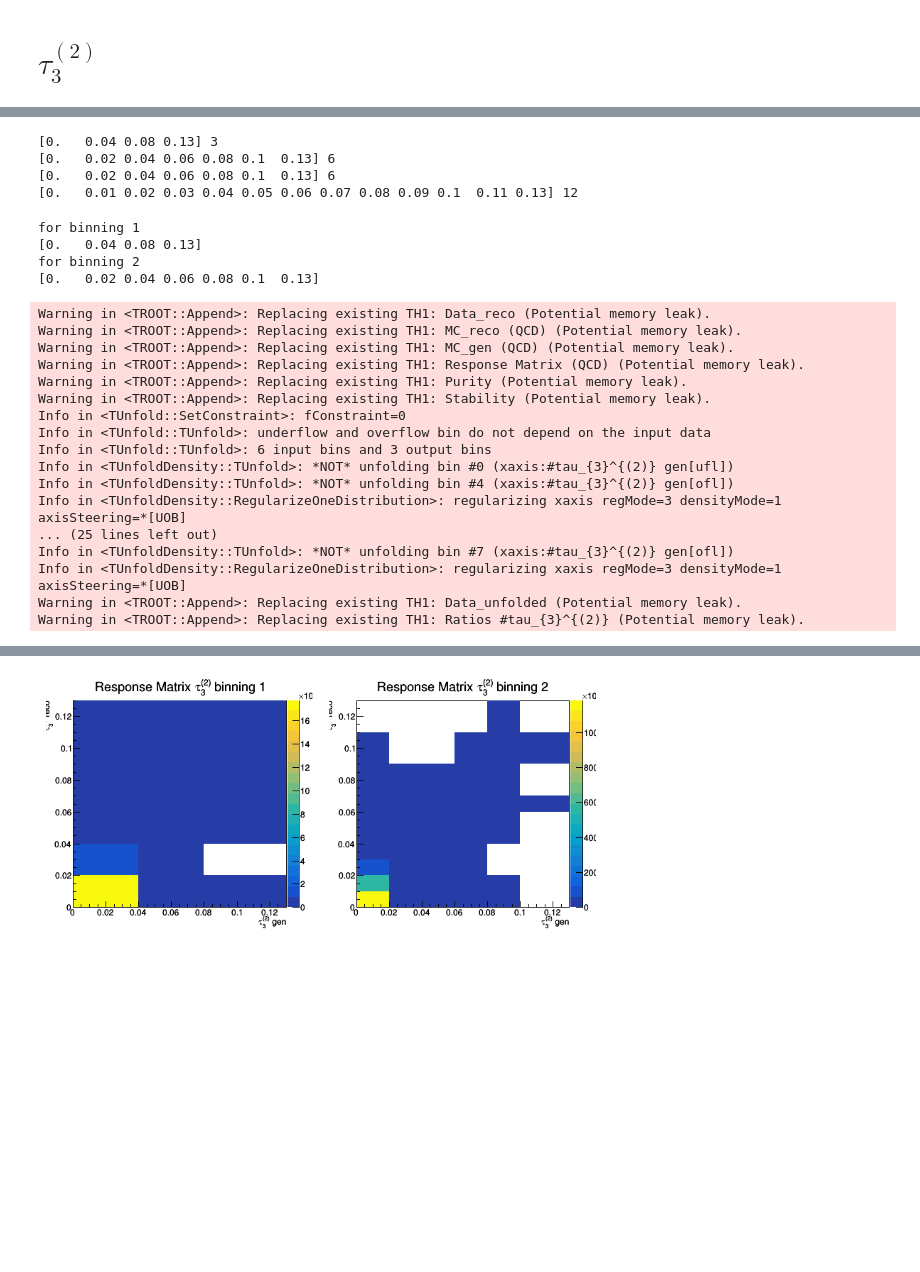
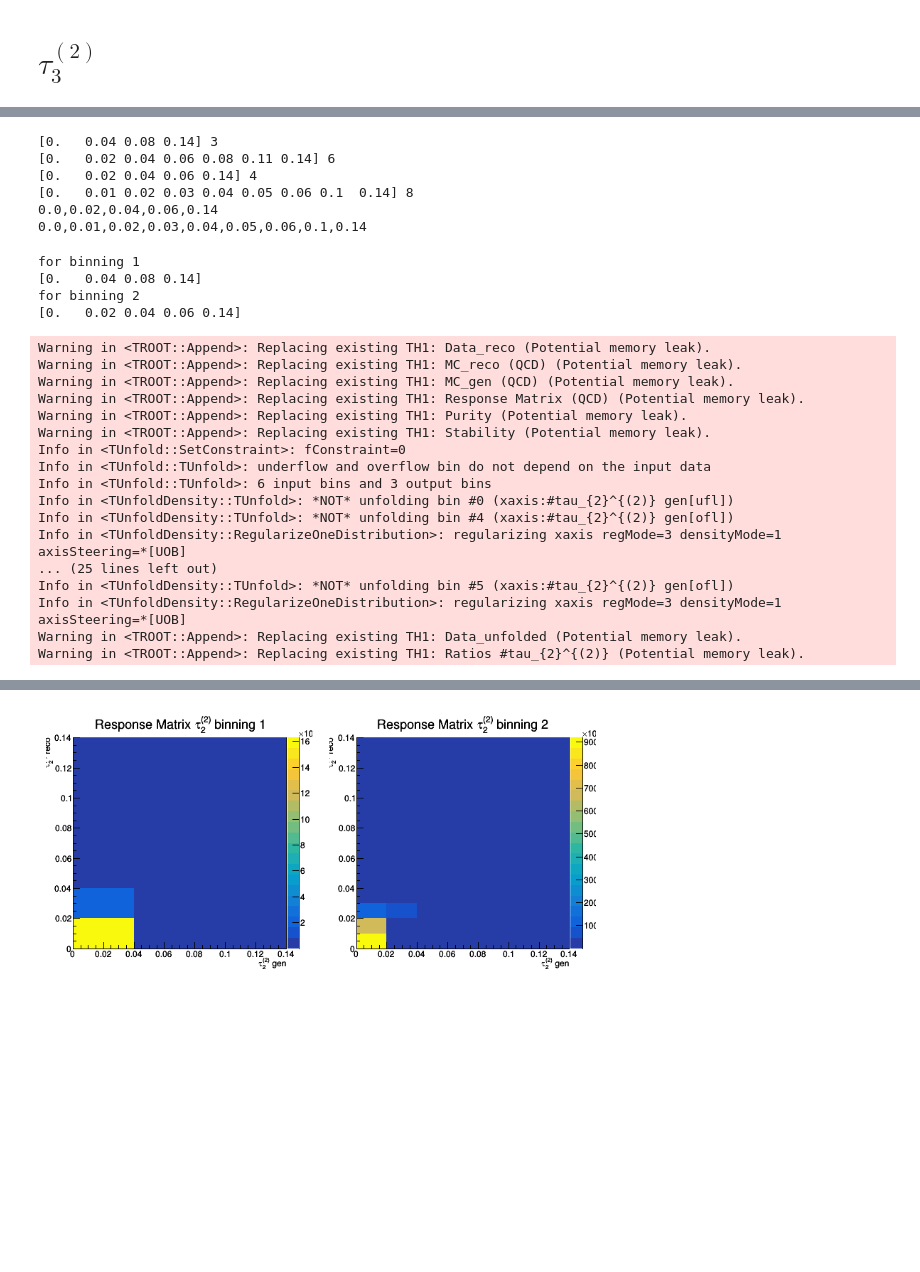
Before and after one commit to GlennnLiu/jetObservables, a Jupyter notebook: Unfolding/notebooks/PurityStability_tau3_dijet.ipynb, the cells around one changed output, grey strips where cells are left out. Cells and saved outputs as stored; diff of their text form; code cells hidden in the pictures; blank space fills up the shorter version.

```diff
--- a/Unfolding/notebooks/PurityStability_tau3_dijet.ipynb
+++ b/Unfolding/notebooks/PurityStability_tau3_dijet.ipynb
@@ -469,7 +520,7 @@ c.Draw()
 # %% [markdown]
 # $\tau_{3}^{(1)}$
 # %%
-reco='recoJet_tau_1_3_WTA_kT_nom_dijetSel'
-gen='genJet_tau_1_3_WTA_kT_dijetSel'
-response='respJet_tau_1_3_WTA_kT_nom_dijetSel'
+reco='recoJet_tau_1_2_nom_dijetSel'
+gen='genJet_tau_1_2_dijetSel'
+response='respJet_tau_1_2_nom_dijetSel'
 # %%
@@ -745,7 +836,7 @@ c.Draw()
 # %% [markdown]
 # $\tau_3^{(2)}$
 # %%
-reco='recoJet_tau_2_3_WTA_kT_nom_dijetSel'
-gen='genJet_tau_2_3_WTA_kT_dijetSel'
-response='respJet_tau_2_3_WTA_kT_nom_dijetSel'
+reco='recoJet_tau_2_2_nom_dijetSel'
+gen='genJet_tau_2_2_dijetSel'
+response='respJet_tau_2_2_nom_dijetSel'
 # %%
@@ -835,29 +928,33 @@ gen_bins=[]
 reco_bins=[]
 
 gen_bins1=np.array([x for x in np.linspace(num=3,start=0.,stop=0.08)])
-gen_bins1=np.concatenate((gen_bins1,np.array([0.13])))
+gen_bins1=np.concatenate((gen_bins1,np.array([0.14])))
 reco_bins1=np.array([x for x in np.linspace(num=5,start=0.,stop=0.08)])
-reco_bins1=np.concatenate((reco_bins1,np.array([0.1,0.13])))
+reco_bins1=np.concatenate((reco_bins1,np.array([0.11,0.14])))
 print gen_bins1,gen_bins1.shape[0]-1
 print reco_bins1,reco_bins1.shape[0]-1
 gen_bins.append(gen_bins1)
 reco_bins.append(reco_bins1)
 
-gen_bins1=np.array([x for x in np.linspace(num=6,start=0.,stop=0.1)])
-gen_bins1=np.concatenate((gen_bins1,np.array([0.13])))
-reco_bins1=np.array([x for x in np.linspace(num=11,start=0.,stop=0.1)])
-reco_bins1=np.concatenate((reco_bins1,np.array([0.11,0.13])))
+gen_bins1=np.array([x for x in np.linspace(num=4,start=0.,stop=0.06)])
+gen_bins1=np.concatenate((gen_bins1,np.array([0.14])))
+reco_bins1=np.array([x for x in np.linspace(num=7,start=0.,stop=0.06)])
+reco_bins1=np.concatenate((reco_bins1,np.array([0.10,0.14])))
 print gen_bins1,gen_bins1.shape[0]-1
 print reco_bins1,reco_bins1.shape[0]-1
 gen_bins.append(gen_bins1)
 reco_bins.append(reco_bins1)
+print(",".join(str(i) for i in gen_bins1))
+print(",".join(str(i) for i in reco_bins1))
 
 Colors=[rt.kRed,rt.kPink+9,rt.kYellow-7,rt.kSpring-9,rt.kAzure+8,rt.kBlue]
 # %% [output]
-[0.   0.04 0.08 0.13] 3
-[0.   0.02 0.04 0.06 0.08 0.1  0.13] 6
-[0.   0.02 0.04 0.06 0.08 0.1  0.13] 6
-[0.   0.01 0.02 0.03 0.04 0.05 0.06 0.07 0.08 0.09 0.1  0.11 0.13] 12
+[0.   0.04 0.08 0.14] 3
+[0.   0.02 0.04 0.06 0.08 0.11 0.14] 6
+[0.   0.02 0.04 0.06 0.14] 4
+[0.   0.01 0.02 0.03 0.04 0.05 0.06 0.1  0.14] 8
+0.0,0.02,0.04,0.06,0.14
+0.0,0.01,0.02,0.03,0.04,0.05,0.06,0.1,0.14
 # %%
 hist_purities=[]
 hist_stabilities=[]
@@ -886,17 +983,17 @@ for i in range(len(gen_bins)):
     print "for binning %d"%(i+1)
     print gen_bin
 
-    Data_reco=rt.TH1D("Data_reco","Data_reco;#tau_{3}^{(2)};Events",reco_bin.shape[0]-1,reco_bin)
-    MC2_reco=rt.TH1D("MC_reco (QCD)","MC2_reco (QCD);#tau_{3}^{(2)};Events",reco_bin.shape[0]-1,reco_bin)
-    MC2_gen=rt.TH1D("MC_gen (QCD)","MC_gen (QCD);#tau_{3}^{(2)};Events",gen_bin.shape[0]-1,gen_bin)
-    Response2=rt.TH2D("Response Matrix (QCD)","Response Matrix (QCD);#tau_{3}^{(2)} gen;#tau_{3}^{(2)} reco",gen_bin.shape[0]-1,gen_bin,reco_bin.shape[0]-1,reco_bin)
+    Data_reco=rt.TH1D("Data_reco","Data_reco;#tau_{2}^{(2)};Events",reco_bin.shape[0]-1,reco_bin)
+    MC2_reco=rt.TH1D("MC_reco (QCD)","MC2_reco (QCD);#tau_{2}^{(2)};Events",reco_bin.shape[0]-1,reco_bin)
+    MC2_gen=rt.TH1D("MC_gen (QCD)","MC_gen (QCD);#tau_{2}^{(2)};Events",gen_bin.shape[0]-1,gen_bin)
+    Response2=rt.TH2D("Response Matrix (QCD)","Response Matrix (QCD);#tau_{2}^{(2)} gen;#tau_{2}^{(2)} reco",gen_bin.shape[0]-1,gen_bin,reco_bin.shape[0]-1,reco_bin)
 
     Fill1D(Data_reco0,Data_reco,reco_bin)
     Fill1D(MC2_reco0,MC2_reco,reco_bin)
     Fill1D(MC2_gen0,MC2_gen,gen_bin)
     Fill2D(Response2_0,Response2,gen_bin,reco_bin)
 
-    Response2.SetTitle("Response Matrix #tau_{3}^{(2)} binning %d"%(i+1))
+    Response2.SetTitle("Response Matrix #tau_{2}^{(2)} binning %d"%(i+1))
     Response2.SetStats(0)
     responses.append(Response2)
 
@@ -917,18 +1014,18 @@ for i in range(len(gen_bins)):
     MC2_reco.Scale(1.0/MC2_reco.Integral())
     MC2_gen.Scale(1.0/MC2_gen.Integral())
 
-    hs,ratio,leg=DoUnfolding(Response2,Data_reco,MC2_reco,MC2_gen,"#tau_{3}^{(2)}","QCD",gen_bin)
+    hs,ratio,leg=DoUnfolding(Response2,Data_reco,MC2_reco,MC2_gen,"#tau_{2}^{(2)}","QCD",gen_bin)
 
-    hs.SetTitle("#tau_{3}^{(2)} binning %d"%(i+1))
+    hs.SetTitle("#tau_{2}^{(2)} binning %d"%(i+1))
     ratio.SetTitle("Ratios binning %d"%(i+1))
     stack_unfoldings.append(hs)
     ratio_unfoldings.append(ratio)
     leg_unfoldings.append(leg)
 # %% [output]
 for binning 1
-[0.   0.04 0.08 0.13]
+[0.   0.04 0.08 0.14]
 for binning 2
-[0.   0.02 0.04 0.06 0.08 0.1  0.13]
+[0.   0.02 0.04 0.06 0.14]
 Warning in <TROOT::Append>: Replacing existing TH1: Data_reco (Potential memory leak).
 Warning in <TROOT::Append>: Replacing existing TH1: MC_reco (QCD) (Potential memory leak).
 Warning in <TROOT::Append>: Replacing existing TH1: MC_gen (QCD) (Potential memory leak).
@@ -938,17 +1035,17 @@ Warning in <TROOT::Append>: Replacing existing TH1: Stability (Potential memory
 Info in <TUnfold::SetConstraint>: fConstraint=0
 Info in <TUnfold::TUnfold>: underflow and overflow bin do not depend on the input data
 Info in <TUnfold::TUnfold>: 6 input bins and 3 output bins
-Info in <TUnfoldDensity::TUnfold>: *NOT* unfolding bin #0 (xaxis:#tau_{3}^{(2)} gen[ufl])
-Info in <TUnfoldDensity::TUnfold>: *NOT* unfolding bin #4 (xaxis:#tau_{3}^{(2)} gen[ofl])
+Info in <TUnfoldDensity::TUnfold>: *NOT* unfolding bin #0 (xaxis:#tau_{2}^{(2)} gen[ufl])
+Info in <TUnfoldDensity::TUnfold>: *NOT* unfolding bin #4 (xaxis:#tau_{2}^{(2)} gen[ofl])
 Info in <TUnfoldDensity::RegularizeOneDistribution>: regularizing xaxis regMode=3 densityMode=1 axisSteering=*[UOB]
 ... (25 lines left out)
-Info in <TUnfoldDensity::TUnfold>: *NOT* unfolding bin #7 (xaxis:#tau_{3}^{(2)} gen[ofl])
+Info in <TUnfoldDensity::TUnfold>: *NOT* unfolding bin #5 (xaxis:#tau_{2}^{(2)} gen[ofl])
 Info in <TUnfoldDensity::RegularizeOneDistribution>: regularizing xaxis regMode=3 densityMode=1 axisSteering=*[UOB]
 Warning in <TROOT::Append>: Replacing existing TH1: Data_unfolded (Potential memory leak).
-Warning in <TROOT::Append>: Replacing existing TH1: Ratios #tau_{3}^{(2)} (Potential memory leak).
+Warning in <TROOT::Append>: Replacing existing TH1: Ratios #tau_{2}^{(2)} (Potential memory leak).
 # %%
-c=rt.TCanvas("","",0,0,1200,400)
-c.Divide(3,1)
+c=rt.TCanvas("","",0,0,1200,800)
+c.Divide(3,2)
 for i in range(len(gen_bins)):
     c.cd(i+1)
     responses[i].Draw("Colz")
@@ -957,2 +1055,2 @@ c.Draw()
-[figure, old version]
+[figure, new version]
 # %%
```
Also changed, not shown: parts of 29 cells of this notebook, 6 other files.
